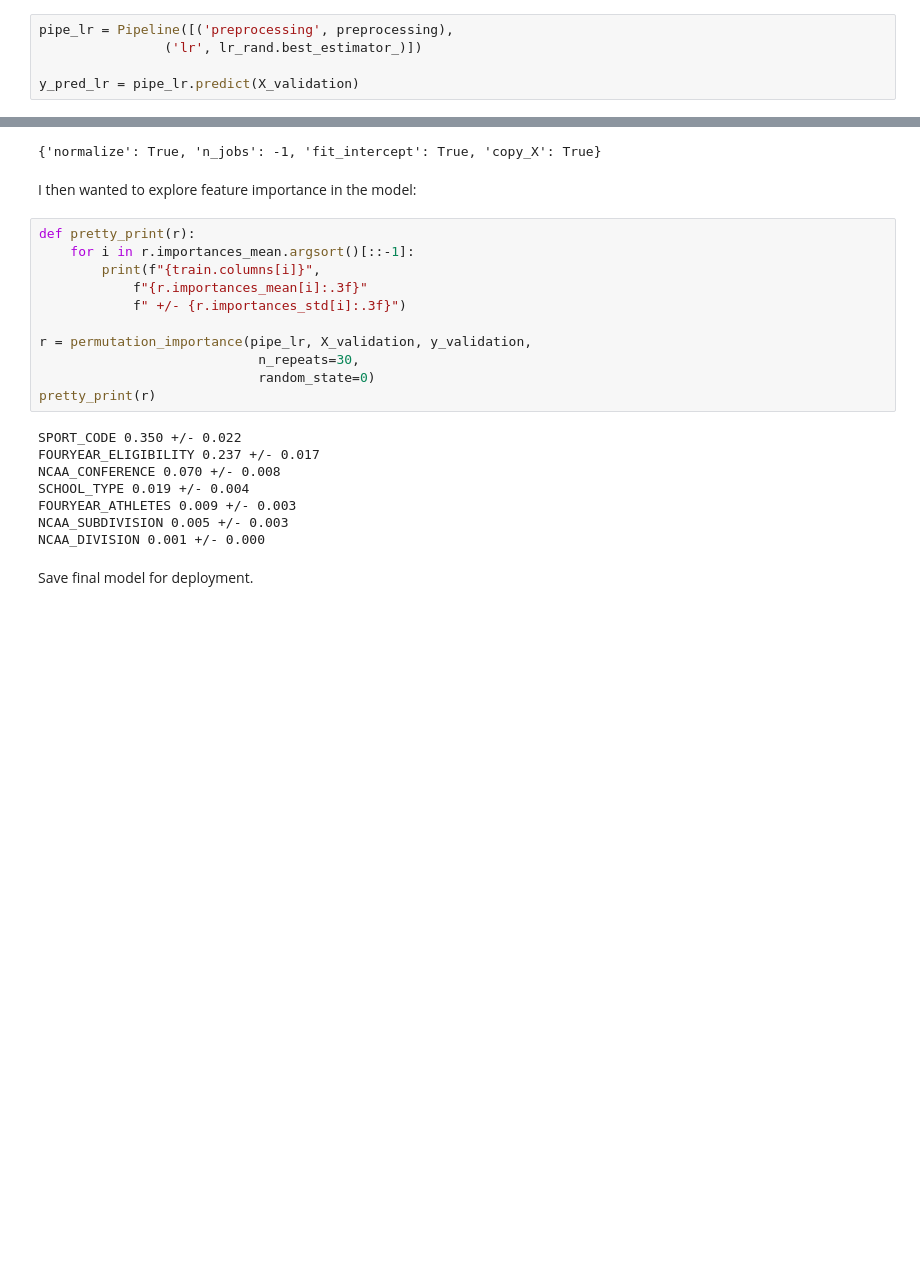
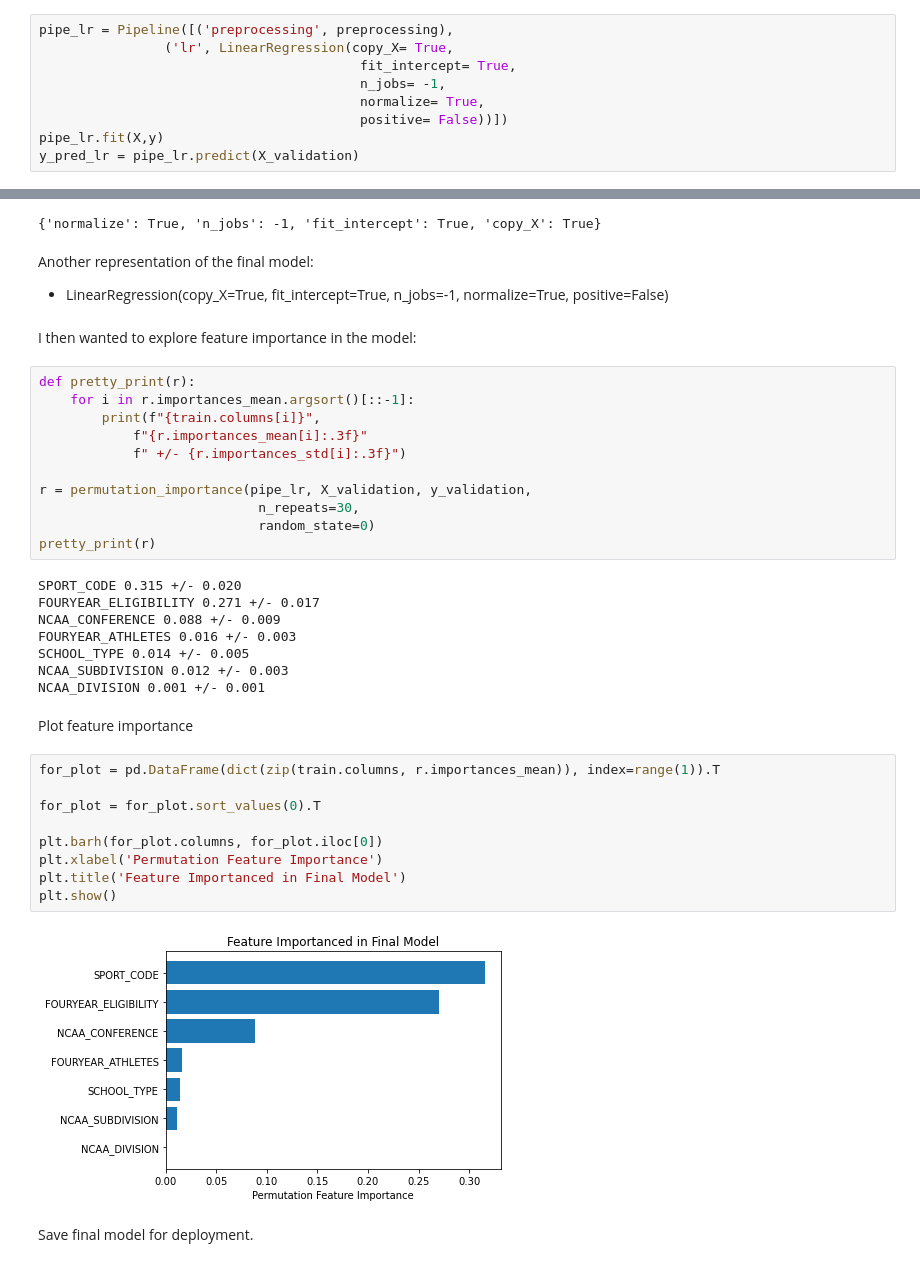
Before and after one commit to cronisterct/msds699_Final_Project_Cronister, a Jupyter notebook: Final_Models.ipynb, the cells around one changed output, grey strips where cells are left out. Cells and saved outputs as stored; diff of their text form; blank space fills up the shorter version.

Commit message:
perm importance

```diff
--- a/Final_Models.ipynb
+++ b/Final_Models.ipynb
@@ -153,8 +155,12 @@ lr_rand.best_estimator_.get_params()
 I then fit this model on the data to be absolutely clear.
 # %%
 pipe_lr = Pipeline([('preprocessing', preprocessing),
-                ('lr', lr_rand.best_estimator_)])
-
+                ('lr', LinearRegression(copy_X= True,
+                                         fit_intercept= True,
+                                         n_jobs= -1,
+                                         normalize= True,
+                                         positive= False))])
+pipe_lr.fit(X,y)
 y_pred_lr = pipe_lr.predict(X_validation)
 # %% [markdown]
 I chose MAE and MSE as my test metrics because I think they give two different views of the performance of my model. While MAE gives me an idea of how off my predictions are, on average, in the scale of my y. This gives a clear and interpretable value. I also included MSE because it is another well known metric, but it also takes into account the magnitude that I am off -- i.e. I am penalized more for larger predictive mistakes. I think these metrics together give me a well rounded understanding of my models performance.
@@ -277,6 +298,9 @@ The parameters of the final model are as follows:
 lr_rand.best_params_
 # %% [output]
 {'normalize': True, 'n_jobs': -1, 'fit_intercept': True, 'copy_X': True}
+# %% [markdown]
+Another representation of the final model:
+- LinearRegression(copy_X=True,                   fit_intercept=True, n_jobs=-1, normalize=True, positive=False)
 # %% [markdown]
 I then wanted to explore feature importance in the model:
 # %%
@@ -291,13 +315,26 @@ r = permutation_importance(pipe_lr, X_validation, y_validation,
                             random_state=0)
 pretty_print(r)
 # %% [output]
-SPORT_CODE 0.350 +/- 0.022
-FOURYEAR_ELIGIBILITY 0.237 +/- 0.017
-NCAA_CONFERENCE 0.070 +/- 0.008
-SCHOOL_TYPE 0.019 +/- 0.004
-FOURYEAR_ATHLETES 0.009 +/- 0.003
-NCAA_SUBDIVISION 0.005 +/- 0.003
-NCAA_DIVISION 0.001 +/- 0.000
+SPORT_CODE 0.315 +/- 0.020
+FOURYEAR_ELIGIBILITY 0.271 +/- 0.017
+NCAA_CONFERENCE 0.088 +/- 0.009
+FOURYEAR_ATHLETES 0.016 +/- 0.003
+SCHOOL_TYPE 0.014 +/- 0.005
+NCAA_SUBDIVISION 0.012 +/- 0.003
+NCAA_DIVISION 0.001 +/- 0.001
+# %% [markdown]
+Plot feature importance
+# %%
+for_plot = pd.DataFrame(dict(zip(train.columns, r.importances_mean)), index=range(1)).T
+
+for_plot = for_plot.sort_values(0).T
+
+plt.barh(for_plot.columns, for_plot.iloc[0])
+plt.xlabel('Permutation Feature Importance')
+plt.title('Feature Importanced in Final Model')
+plt.show()
+# %% [output]
+[figure, added]
 # %% [markdown]
 Save final model for deployment.
 # %%
```
Also changed, not shown: parts of 12 cells of this notebook, 2 other files.
